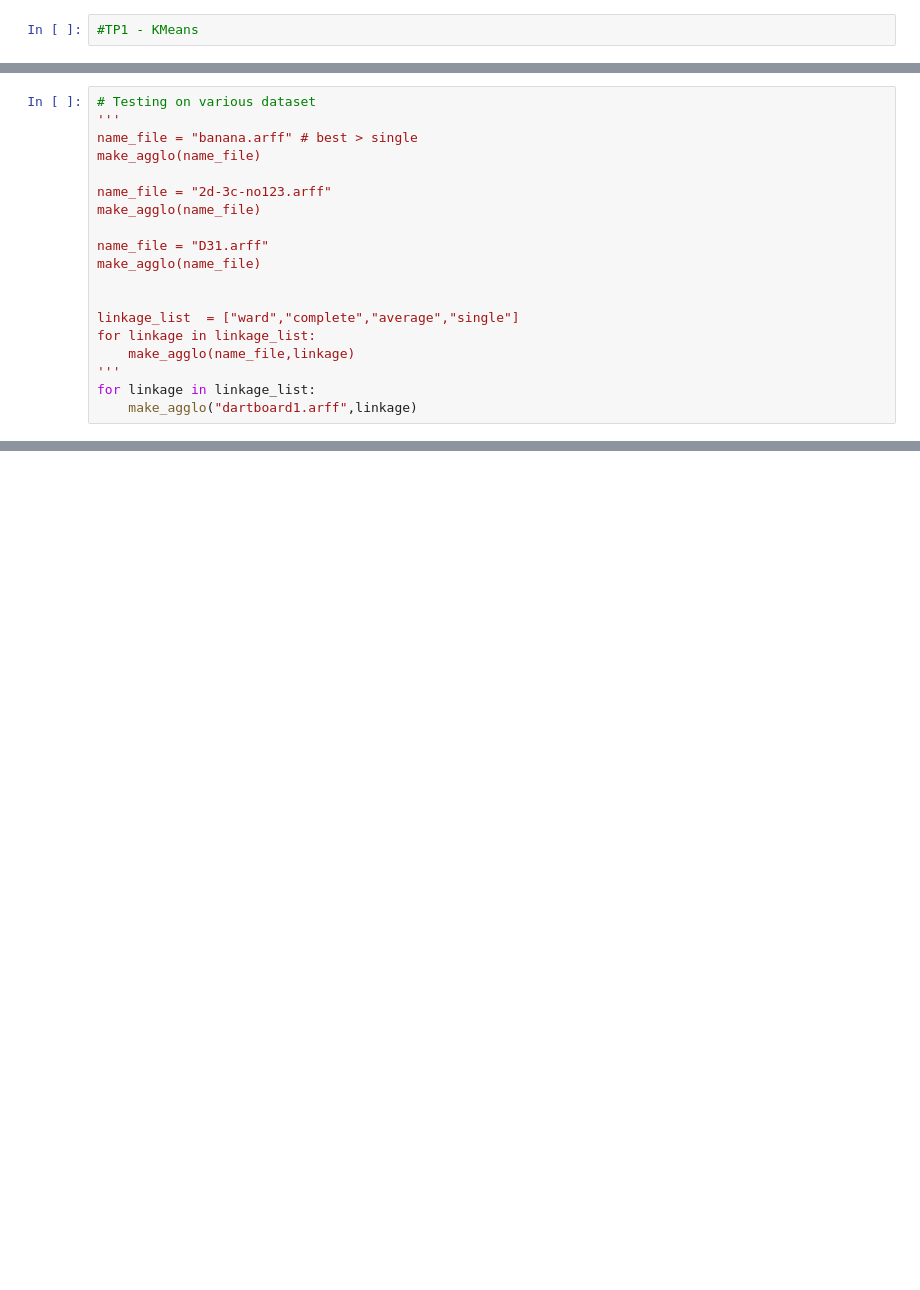
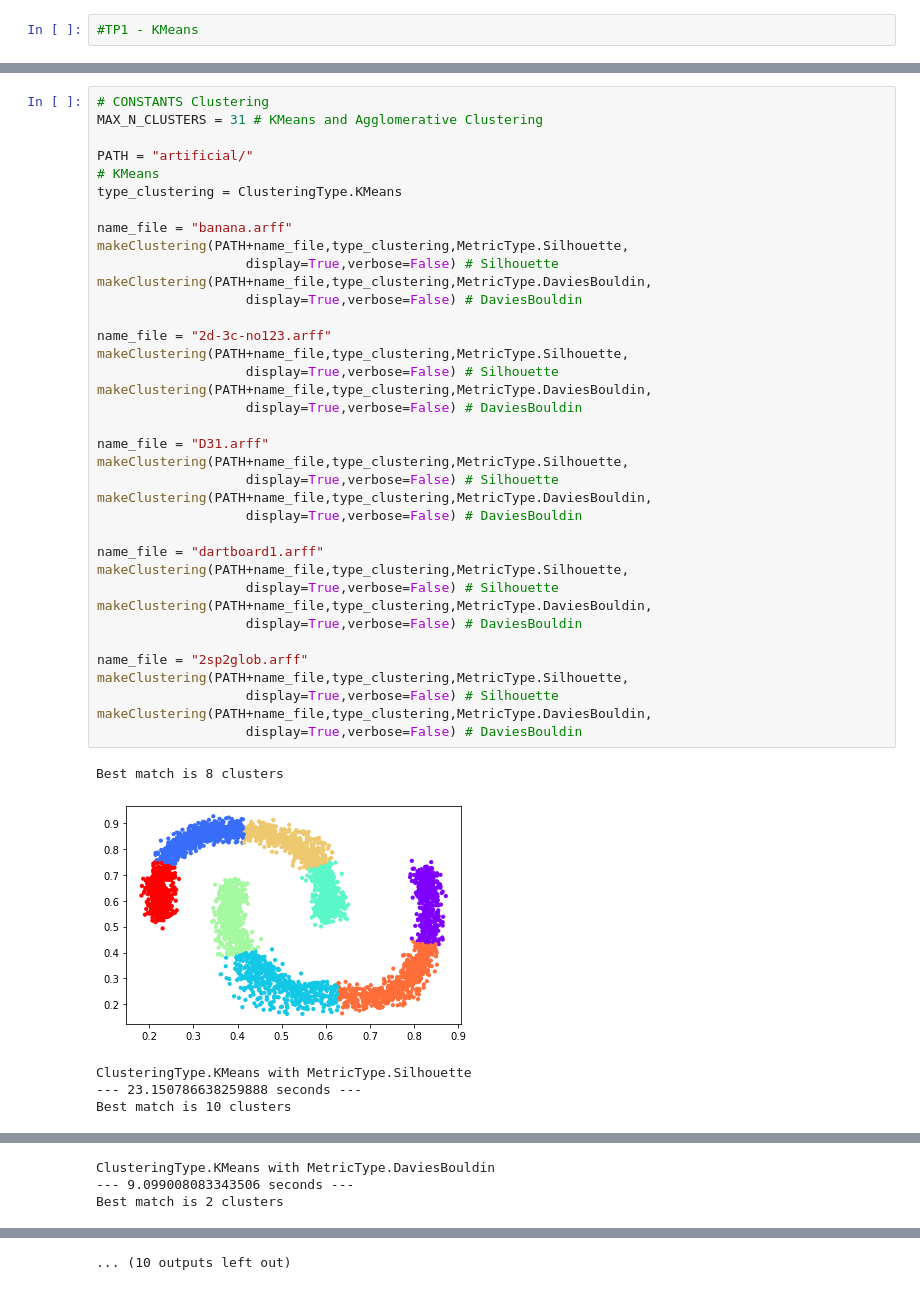
Before and after one commit to BenjaminVendeville/Apprentissage, a Jupyter notebook: clustering-TP.ipynb, the cells around one changed output, grey strips where cells are left out. Cells and saved outputs as stored; diff of their text form; blank space fills up the shorter version.

```diff
--- a/clustering-TP.ipynb
+++ b/clustering-TP.ipynb
@@ -236,19 +2,0 @@ def make_agglo(name_file:str,linkage:str=None):
-# %%
-# Testing on various dataset
-'''
-name_file = "banana.arff" # best > single
-make_agglo(name_file)
-
-name_file = "2d-3c-no123.arff"
-make_agglo(name_file)
-
-name_file = "D31.arff"
-make_agglo(name_file)
-
-
-linkage_list  = ["ward","complete","average","single"]
-for linkage in linkage_list:
-    make_agglo(name_file,linkage)
-'''
-for linkage in linkage_list:
-    make_agglo("dartboard1.arff",linkage)
@@ -720,0 +352,43 @@ Best clustering with nb_samples = 1 and eps = 2.1
+# %%
+# CONSTANTS Clustering
+MAX_N_CLUSTERS = 31 # KMeans and Agglomerative Clustering
+
+PATH = "artificial/"
+# KMeans
+type_clustering = ClusteringType.KMeans
+
+name_file = "banana.arff"
+makeClustering(PATH+name_file,type_clustering,MetricType.Silhouette,
+                   display=True,verbose=False) # Silhouette
+makeClustering(PATH+name_file,type_clustering,MetricType.DaviesBouldin,
+                   display=True,verbose=False) # DaviesBouldin
+
+name_file = "2d-3c-no123.arff"
+makeClustering(PATH+name_file,type_clustering,MetricType.Silhouette,
+                   display=True,verbose=False) # Silhouette
+makeClustering(PATH+name_file,type_clustering,MetricType.DaviesBouldin,
+                   display=True,verbose=False) # DaviesBouldin
+
+name_file = "D31.arff"
+makeClustering(PATH+name_file,type_clustering,MetricType.Silhouette,
+                   display=True,verbose=False) # Silhouette
+makeClustering(PATH+name_file,type_clustering,MetricType.DaviesBouldin,
+                   display=True,verbose=False) # DaviesBouldin
+
+name_file = "dartboard1.arff"
+makeClustering(PATH+name_file,type_clustering,MetricType.Silhouette,
+                   display=True,verbose=False) # Silhouette
+makeClustering(PATH+name_file,type_clustering,MetricType.DaviesBouldin,
+                   display=True,verbose=False) # DaviesBouldin
+
+name_file = "2sp2glob.arff"
+makeClustering(PATH+name_file,type_clustering,MetricType.Silhouette,
+                   display=True,verbose=False) # Silhouette
+makeClustering(PATH+name_file,type_clustering,MetricType.DaviesBouldin,
+                   display=True,verbose=False) # DaviesBouldin
+# %% [output]
+Best match is 8 clusters
+[figure, added]
+ClusteringType.KMeans with MetricType.Silhouette
+--- 23.150786638259888 seconds ---
+Best match is 10 clusters
@@ -720,0 +396,3 @@ Best clustering with nb_samples = 1 and eps = 2.1
+ClusteringType.KMeans with MetricType.DaviesBouldin
+--- 9.099008083343506 seconds ---
+Best match is 2 clusters
@@ -720,0 +412 @@ Best clustering with nb_samples = 1 and eps = 2.1
+... (10 outputs left out)
```
Also changed, not shown: parts of 31 cells of this notebook.
